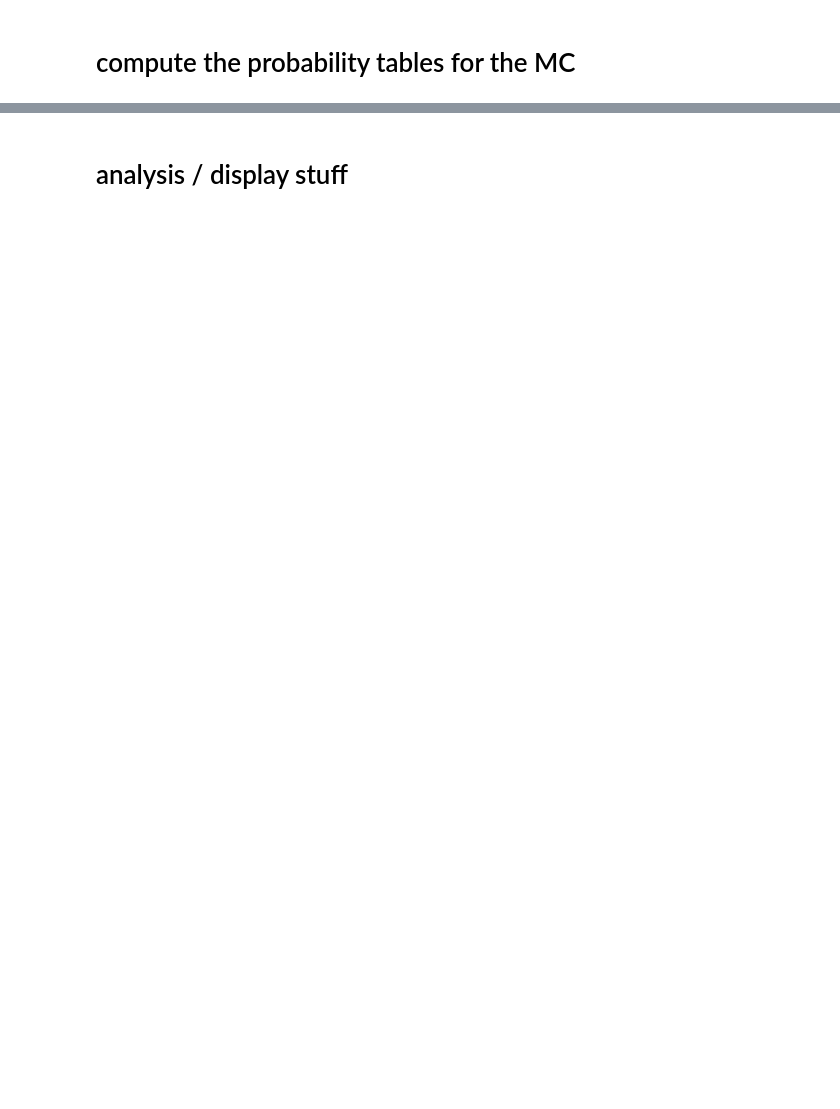
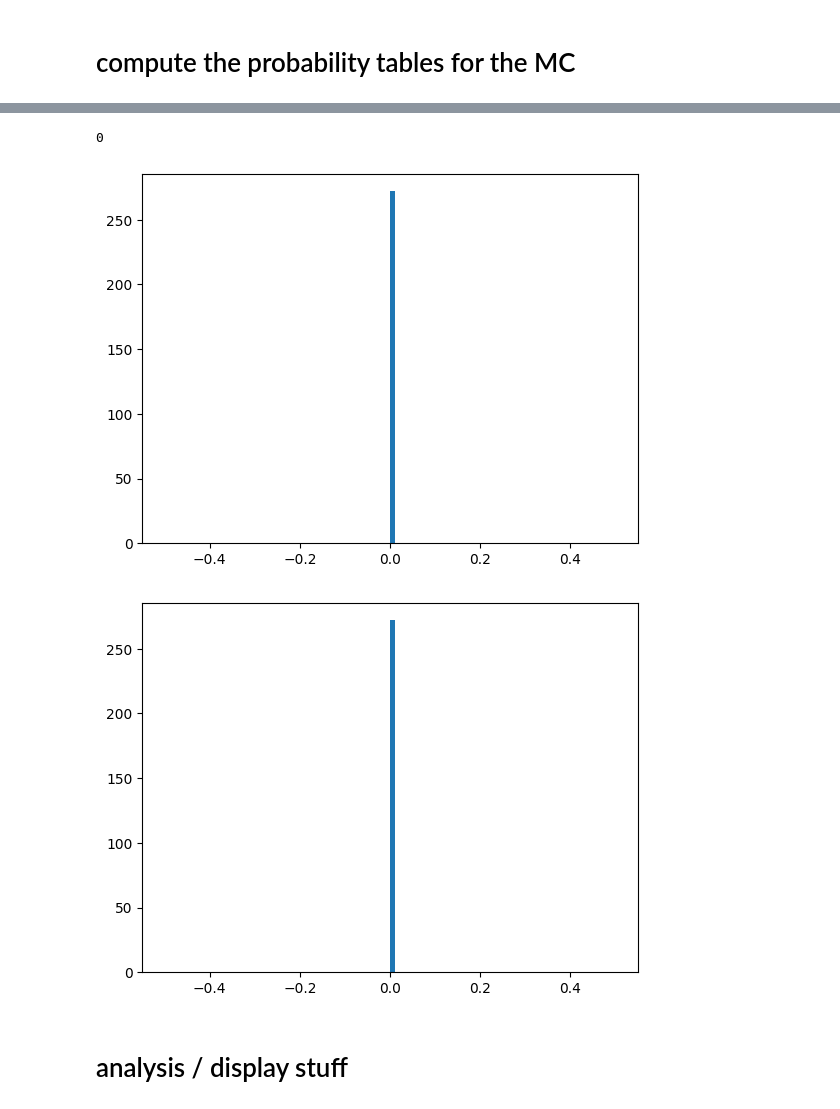
Before and after one commit to jeffxhansen/NHL_Win_Predictor, a Jupyter notebook: jeff.ipynb, the cells around one changed output, grey strips where cells are left out. Drawn from its saved outputs; the diff is of its cells as text; code cells hidden in the pictures; blank space fills up the shorter version.

```diff
--- a/jeff.ipynb
+++ b/jeff.ipynb
@@ -598,0 +618,14 @@ probabilities_avg.to_csv('data/probabilities_avg_NOHIT.csv', index=False)
+# %%
+p1 = probabilities1.copy()
+p1_func = probabilities1_func.copy()
+p2 = probabilities2.copy()
+p2_func = probabilities2_func.copy()
+p3 = probabilities3.copy()
+p3_func = probabilities3_func.copy()
+
+display(p1)
+display(p1_func)
+display(p2)
+display(p2_func)
+display(p3)
+display(p3_func)
@@ -599,3 +711,18 @@ probabilities_avg.to_csv('data/probabilities_avg_NOHIT.csv', index=False)
+# %%
+p1 = p1.sort_values(by='prev_events').reset_index(drop=True)
+p1_func = p1_func.sort_values(by='prev_events').reset_index(drop=True)
+
+print(np.sum(p1['prev_events'] != p1_func['prev_events']))
+
+plt.hist(p1['probability'] - p1_func['probability'], bins=100)
+plt.show()
+
+plt.hist(p1['given_count'] - p1_func['given_count'], bins=100)
+plt.show()
+# %% [output]
+0
+[figure, added]
+[figure, added]
 # %% [markdown]
 # analysis / display stuff
 # %%
```
Also changed, not shown: parts of 32 cells of this notebook, 2 other files.
